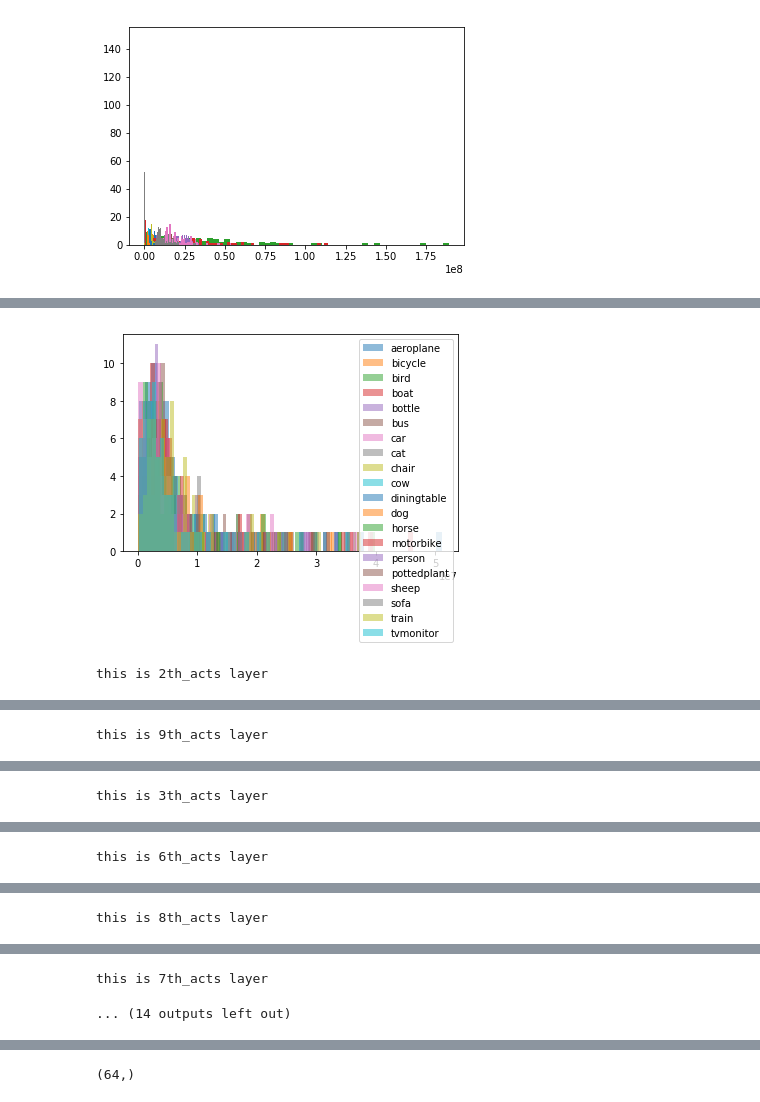
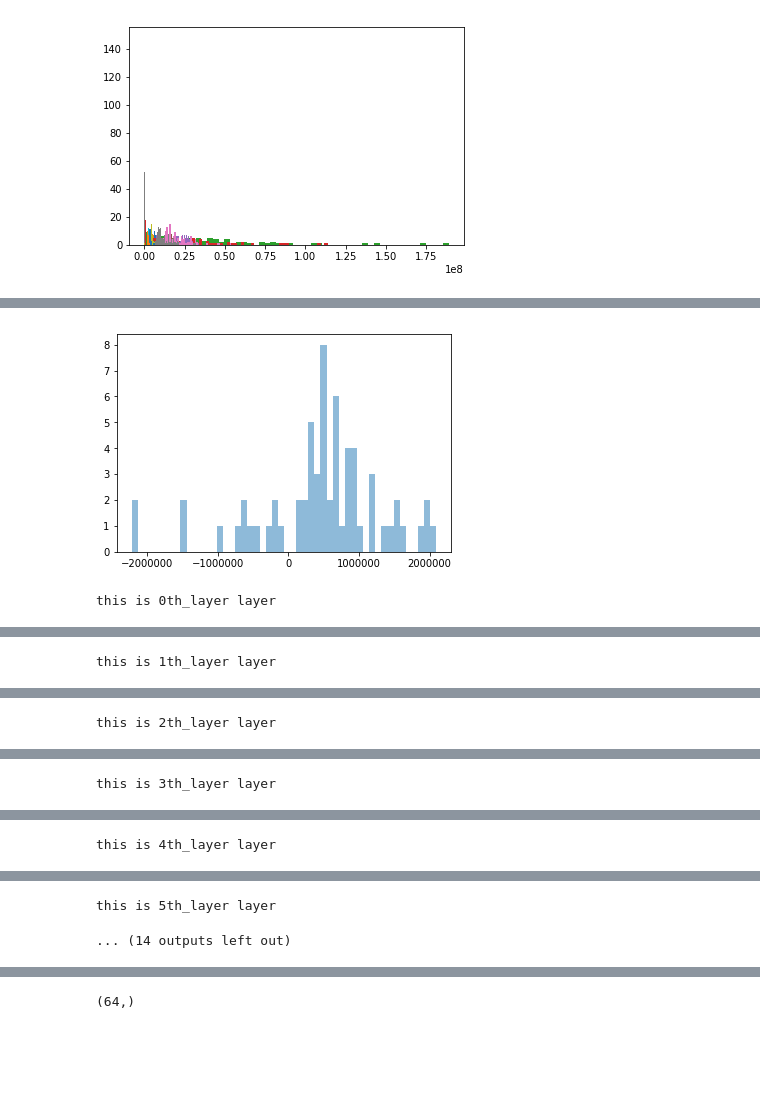
Before and after one commit to shuang1330/tf-faster-rcnn, a Jupyter notebook: tools/inspect_act_diff.ipynb, the cells around one changed output, grey strips where cells are left out. Drawn from its saved outputs; the diff is of its cells as text; code cells hidden in the pictures; blank space fills up the shorter version.

```diff
--- a/tools/inspect_act_diff.ipynb
+++ b/tools/inspect_act_diff.ipynb
@@ -18,7 +18,7 @@ CLASSES = ('aeroplane', 'bicycle', 'bird', 'boat',
            'motorbike', 'person', 'pottedplant',
            'sheep', 'sofa', 'train', 'tvmonitor')
 class_to_ind = dict(list(zip(CLASSES, list(range(len(CLASSES))))))
-SUB_CLAS = ('bicycle', 'bus', 'car','motorbike', 'person', 'train')
+SUB_CLAS = ('bicycle', 'bus', 'car','motorbike', 'person')
 # %%
 def list_normalizer(ori_list):
     '''
@@ -55,7 +55,7 @@ def detect_diff_one_layer(norm_hm_one_layer,RANKING=True,DISPLAY_ALL=False,DISPL
         else:
             uninterest_average[:] += norm_hm_one_layer[ind]
     interest_average = interest_average/len(SUB_CLAS)
-    uninterest_average = uninterest_average/14.
+    uninterest_average = uninterest_average/15.
 
     if DISPLAY_ALL:
         # display all activations for different sets
@@ -67,7 +67,7 @@ def detect_diff_one_layer(norm_hm_one_layer,RANKING=True,DISPLAY_ALL=False,DISPL
 
     if DISPLAY_DIFF:
         # dsplay activation differences between two sets
-        diff_ind = (uninterest_average - interest_average)*amplifier
+        diff_ind = (interest_average - uninterest_average)*amplifier
         _,_,_ = plt.hist(diff_ind,50,alpha=0.5)
         plt.show()
 
@@ -289,8 +271,8 @@ this is 6th_acts layer
 ... (14 outputs left out)
 # %%
-# inspect the activations for two sets of classes
-hm_path = './activations_res/res_WithTraining.npy'
-hm_sorted = detect_diff_all(hm_path,RANKING=False,DISPLAY_EVERY_CLASS=True)
+# inspect the difference between two sets of classes
+hm_path = './activations_res/original.npy'
+hm_sorted = detect_diff_all(hm_path,False,False,True)
 # %% [output]
-[figure, old version]
+[figure, new version]
-this is 2th_acts layer
+this is 0th_layer layer
@@ -298 +280 @@ this is 2th_acts layer
-this is 9th_acts layer
+this is 1th_layer layer
@@ -300 +282 @@ this is 9th_acts layer
-this is 3th_acts layer
+this is 2th_layer layer
@@ -302 +284 @@ this is 3th_acts layer
-this is 6th_acts layer
+this is 3th_layer layer
@@ -304 +286 @@ this is 6th_acts layer
-this is 8th_acts layer
+this is 4th_layer layer
@@ -306,2 +288,2 @@ this is 8th_acts layer
-this is 7th_acts layer
+this is 5th_layer layer
 ... (14 outputs left out)
```
Also changed, not shown: parts of 11 cells of this notebook, 8 other files.
